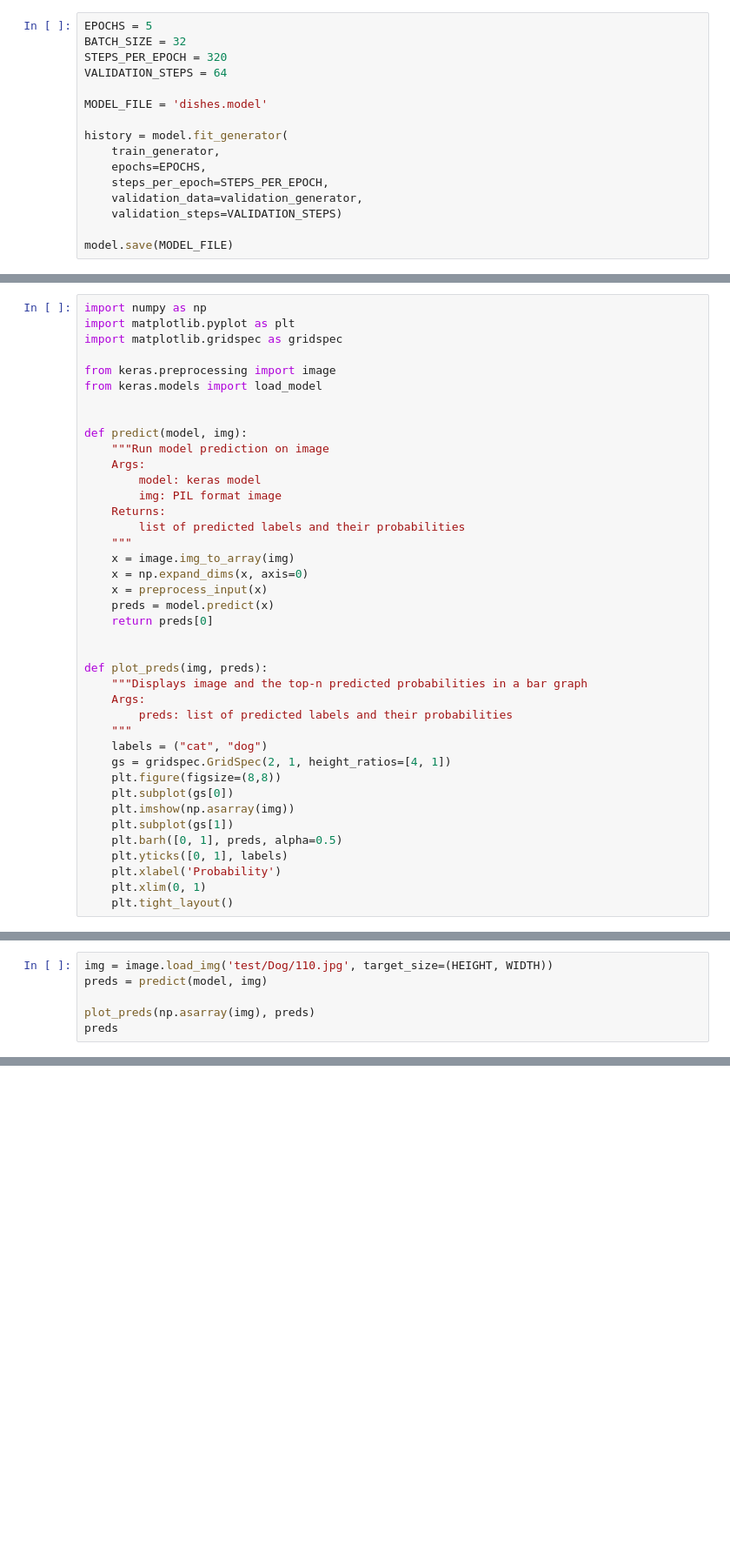
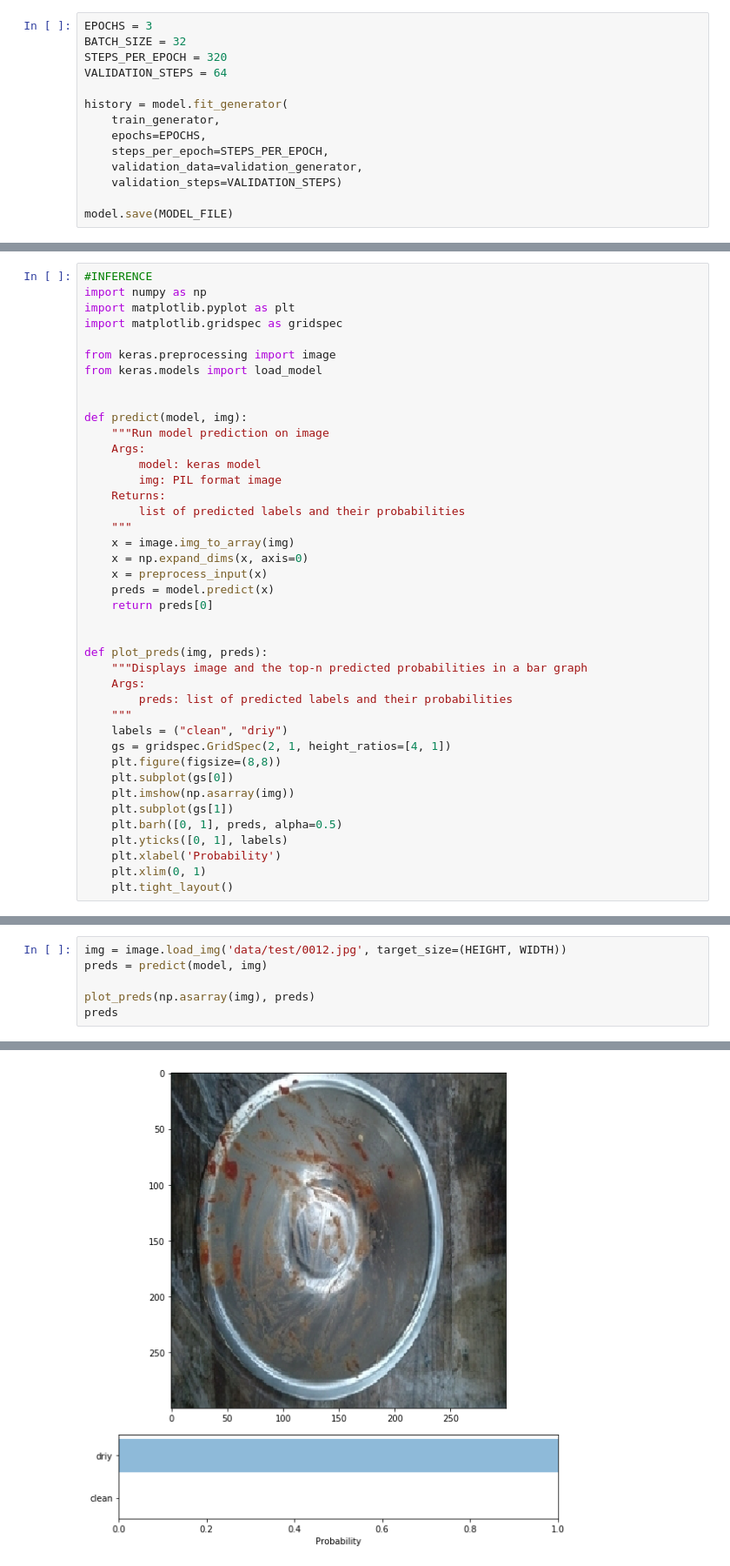
Before and after one commit to gosha20777/dish_classification, a Jupyter notebook: dishes_classify_keras.ipynb, the cells around one changed output, grey strips where cells are left out. Shown at 87% size. Drawn from its saved outputs; the diff is of its cells as text; blank space fills up the shorter version.

Commit message:
update inference

```diff
--- a/dishes_classify_keras.ipynb
+++ b/dishes_classify_keras.ipynb
@@ -121,10 +139,8 @@ for k, (img, lbl) in enumerate(zip(x_batch, y_batch)):
 # %%
-EPOCHS = 5
+EPOCHS = 3
 BATCH_SIZE = 32
 STEPS_PER_EPOCH = 320
 VALIDATION_STEPS = 64
-
-MODEL_FILE = 'dishes.model'
 
 history = model.fit_generator(
     train_generator,
@@ -159,4 +185,5 @@ plot_training(history)
 # %%
+#INFERENCE
 import numpy as np
 import matplotlib.pyplot as plt
 import matplotlib.gridspec as gridspec
@@ -185,7 +212,7 @@ def plot_preds(img, preds):
     Args:
         preds: list of predicted labels and their probabilities
     """
-    labels = ("cat", "dog")
+    labels = ("clean", "driy")
     gs = gridspec.GridSpec(2, 1, height_ratios=[4, 1])
     plt.figure(figsize=(8,8))
     plt.subplot(gs[0])
@@ -201,6 +230,7 @@ model = load_model(MODEL_FILE)
 # %%
-img = image.load_img('test/Dog/110.jpg', target_size=(HEIGHT, WIDTH))
+img = image.load_img('data/test/0012.jpg', target_size=(HEIGHT, WIDTH))
 preds = predict(model, img)
 
 plot_preds(np.asarray(img), preds)
 preds
+# %% [output]
@@ -206,0 +238 @@ preds
+[figure, added]
```
Also changed, not shown: parts of 11 cells of this notebook.
